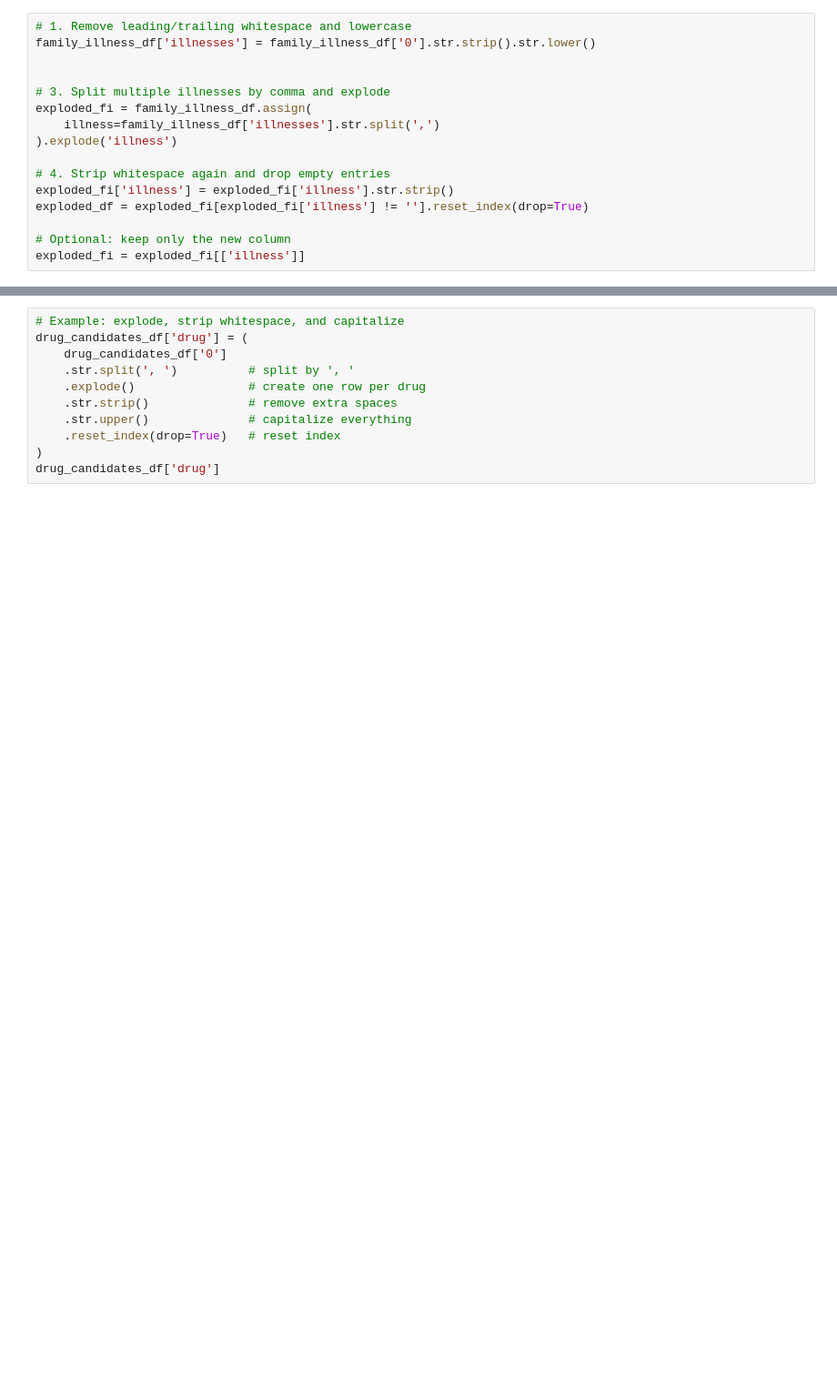
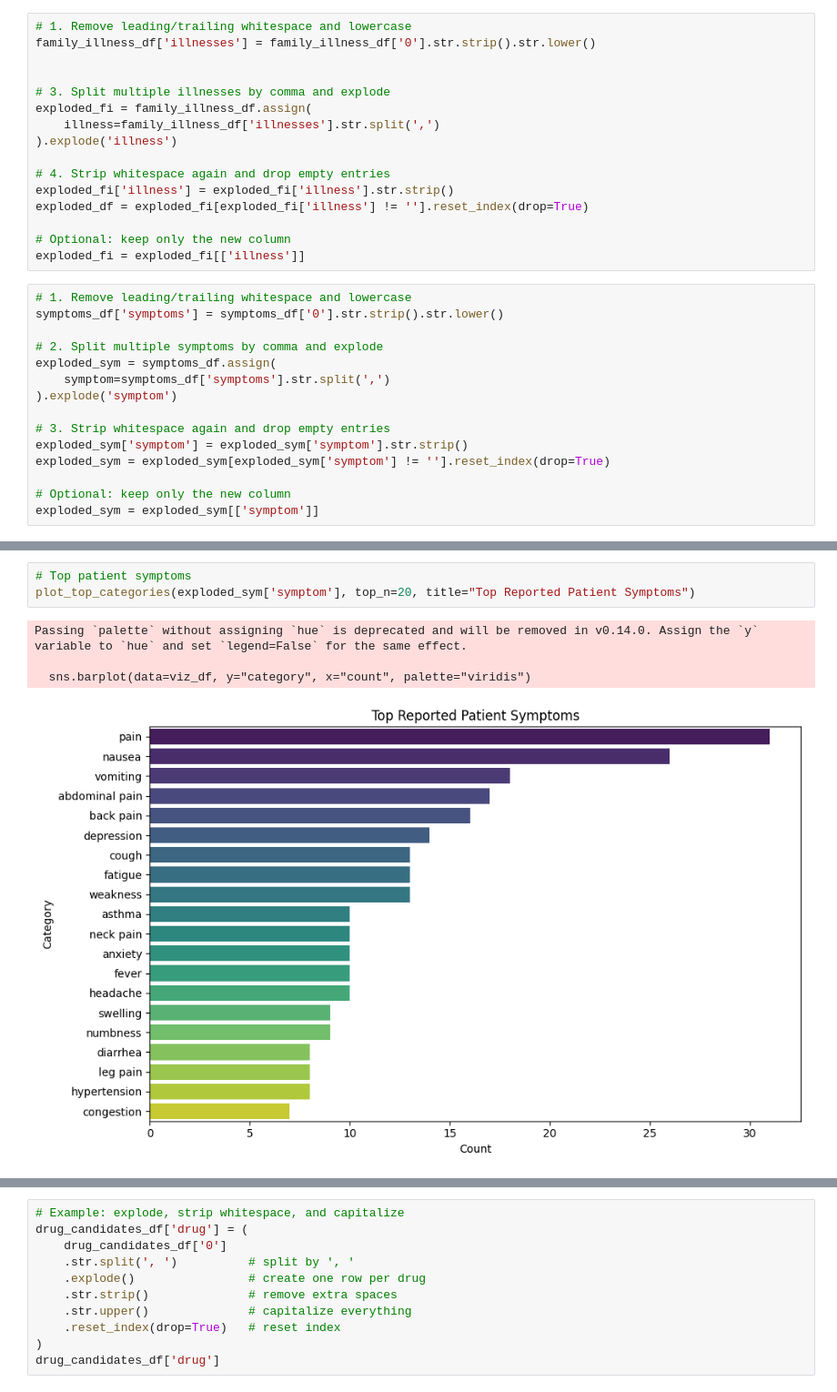
Before and after one commit to suchitbhayani/AI-drug-discovery, a Jupyter notebook: viz/eda.ipynb, the cells around one changed output, grey strips where cells are left out. Shown: that part at 91% size. Saved outputs shown, nothing was run; the diff lists cells and outputs as text; blank space fills up the shorter version.

```diff
--- a/viz/eda.ipynb
+++ b/viz/eda.ipynb
@@ -23,3 +39,18 @@ exploded_df = exploded_fi[exploded_fi['illness'] != ''].reset_index(drop=True)
 
 # Optional: keep only the new column
 exploded_fi = exploded_fi[['illness']]
+# %%
+# 1. Remove leading/trailing whitespace and lowercase
+symptoms_df['symptoms'] = symptoms_df['0'].str.strip().str.lower()
+
+# 2. Split multiple symptoms by comma and explode
+exploded_sym = symptoms_df.assign(
+    symptom=symptoms_df['symptoms'].str.split(',')
+).explode('symptom')
+
+# 3. Strip whitespace again and drop empty entries
+exploded_sym['symptom'] = exploded_sym['symptom'].str.strip()
+exploded_sym = exploded_sym[exploded_sym['symptom'] != ''].reset_index(drop=True)
+
+# Optional: keep only the new column
+exploded_sym = exploded_sym[['symptom']]
@@ -60,0 +115,8 @@ Passing `palette` without assigning `hue` is deprecated and will be removed in v
+# %%
+# Top patient symptoms
+plot_top_categories(exploded_sym['symptom'], top_n=20, title="Top Reported Patient Symptoms")
+# %% [output]
+Passing `palette` without assigning `hue` is deprecated and will be removed in v0.14.0. Assign the `y` variable to `hue` and set `legend=False` for the same effect.
+
+  sns.barplot(data=viz_df, y="category", x="count", palette="viridis")
+[figure, added]
```
Also changed, not shown: parts of 9 cells of this notebook.
